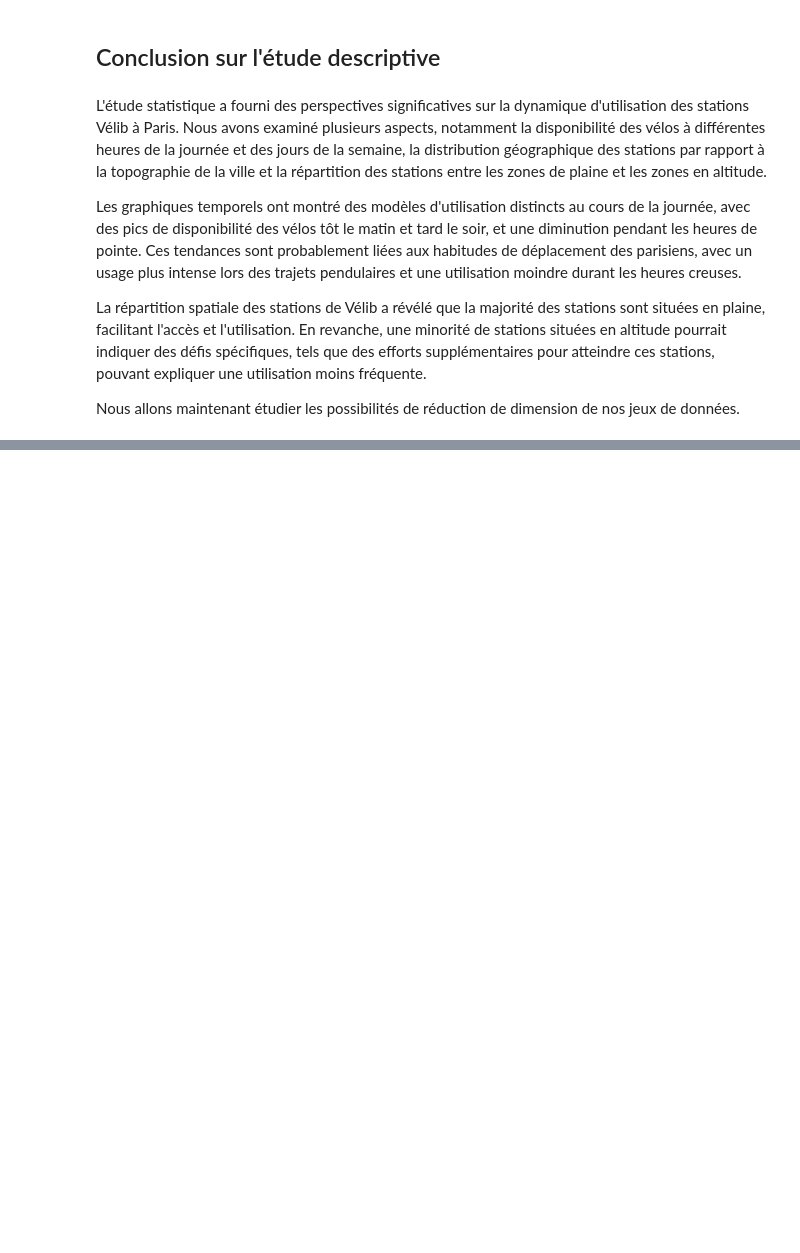
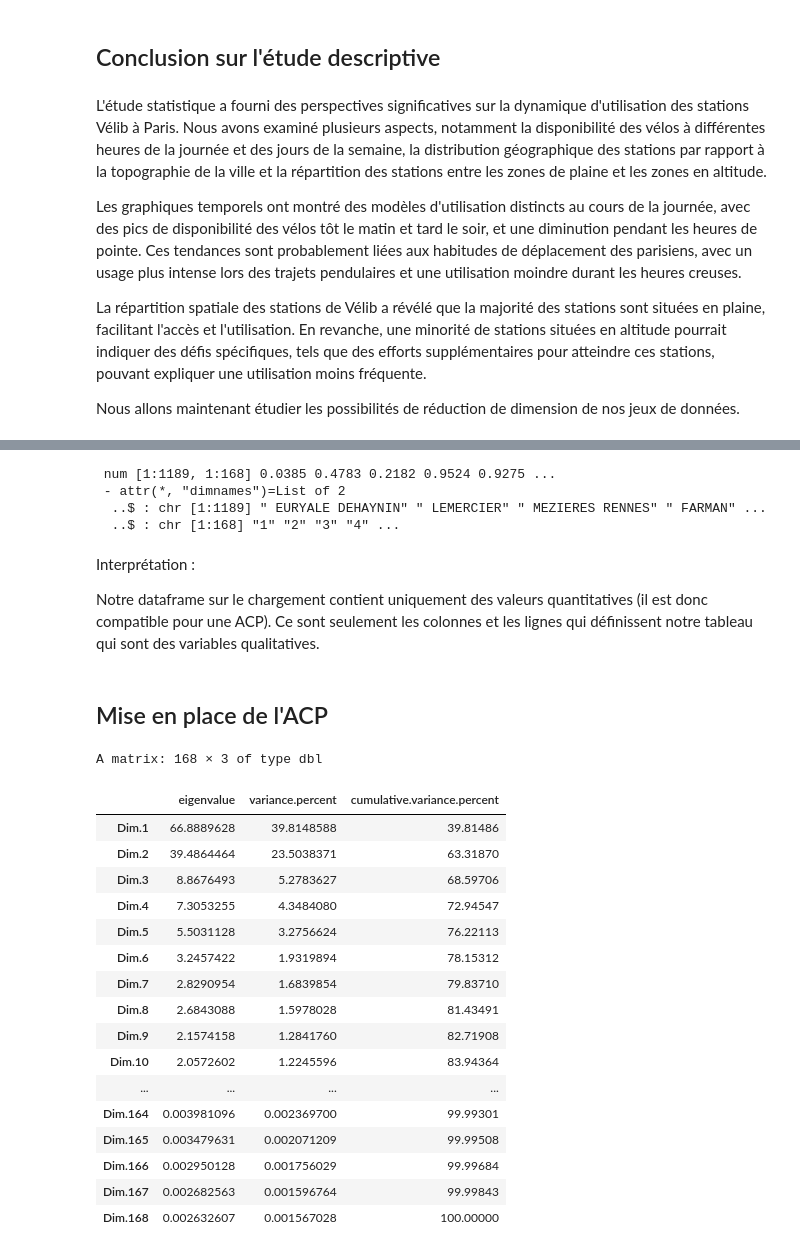
Before and after one commit to dpiot14/ProjetAD, a Jupyter notebook: TP_Velib_R_Project.ipynb, the cells around one changed output, grey strips where cells are left out. Saved outputs shown, nothing was run; the diff lists cells and outputs as text; code cells hidden in the pictures; blank space fills up the shorter version.

```diff
--- a/TP_Velib_R_Project.ipynb
+++ b/TP_Velib_R_Project.ipynb
@@ -1243,0 +526,7 @@ Nous allons maintenant étudier les possibilités de réduction de dimension de
+# %%
+str(loading)
+# %% [output]
+ num [1:1189, 1:168] 0.0385 0.4783 0.2182 0.9524 0.9275 ...
+ - attr(*, "dimnames")=List of 2
+  ..$ : chr [1:1189] " EURYALE DEHAYNIN" " LEMERCIER" " MEZIERES RENNES" " FARMAN" ...
+  ..$ : chr [1:168] "1" "2" "3" "4" ...
@@ -1243,0 +535,28 @@ Nous allons maintenant étudier les possibilités de réduction de dimension de
+# %% [markdown]
+Interprétation :
+
+Notre dataframe sur le chargement contient uniquement des valeurs quantitatives (il est donc compatible pour une ACP). Ce sont seulement les colonnes et les lignes qui définissent notre tableau qui sont des variables qualitatives.
+# %% [markdown]
+## Mise en place de l'ACP
+# %%
+resultat_pca = PCA(data_pca)
+get_eig(resultat_pca)
+# %% [output]
+A matrix: 168 × 3 of type dbl
+|  | eigenvalue | variance.percent | cumulative.variance.percent |
+| Dim.1 | 66.8889628 | 39.8148588 | 39.81486 |
+| Dim.2 | 39.4864464 | 23.5038371 | 63.31870 |
+| Dim.3 | 8.8676493 | 5.2783627 | 68.59706 |
+| Dim.4 | 7.3053255 | 4.3484080 | 72.94547 |
+| Dim.5 | 5.5031128 | 3.2756624 | 76.22113 |
+| Dim.6 | 3.2457422 | 1.9319894 | 78.15312 |
+| Dim.7 | 2.8290954 | 1.6839854 | 79.83710 |
+| Dim.8 | 2.6843088 | 1.5978028 | 81.43491 |
+| Dim.9 | 2.1574158 | 1.2841760 | 82.71908 |
+| Dim.10 | 2.0572602 | 1.2245596 | 83.94364 |
+| ... | ... | ... | ... |
+| Dim.164 | 0.003981096 | 0.002369700 | 99.99301 |
+| Dim.165 | 0.003479631 | 0.002071209 | 99.99508 |
+| Dim.166 | 0.002950128 | 0.001756029 | 99.99684 |
+| Dim.167 | 0.002682563 | 0.001596764 | 99.99843 |
+| Dim.168 | 0.002632607 | 0.001567028 | 100.00000 |
```
Also changed, not shown: parts of 32 cells of this notebook.
